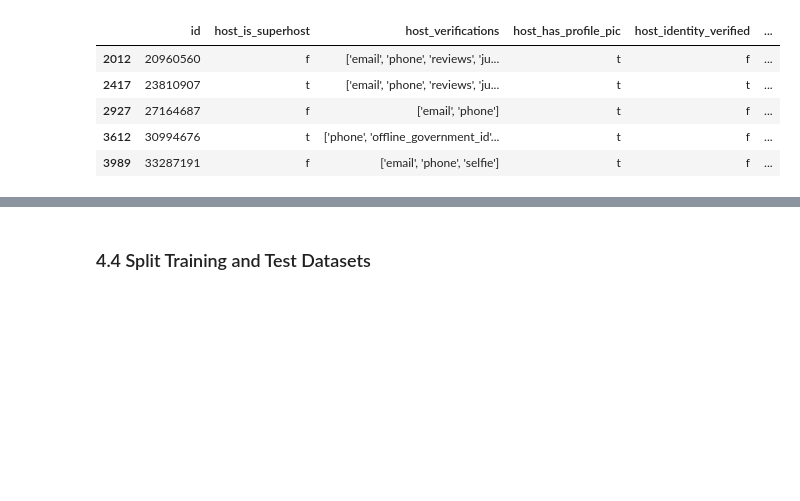
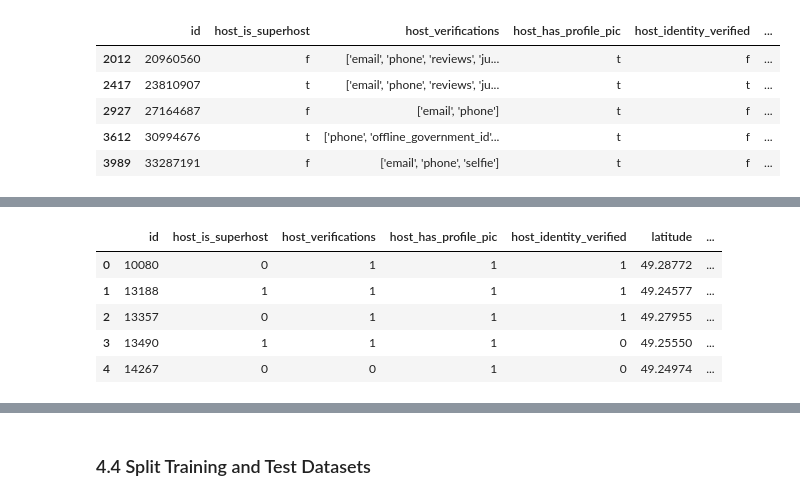
Before and after one commit to vcai01/data_science_talents, a Jupyter notebook: Airbnb_Vancouver_Part_1.ipynb, the cells around one changed output, grey strips where cells are left out. Saved outputs shown, nothing was run; the diff lists cells and outputs as text; code cells hidden in the pictures; blank space fills up the shorter version.

```diff
--- a/Airbnb_Vancouver_Part_1.ipynb
+++ b/Airbnb_Vancouver_Part_1.ipynb
@@ -602,0 +739,2 @@ dtype: int64
+# %%
+airbnb_newcomers.drop(['zipcode', 'neighbourhood_cleansed'], axis = 1, inplace = True)
@@ -602,0 +752,4 @@ dtype: int64
+# %%
+airbnb_newcomers['wifi'] = airbnb_newcomers['amenities'].str.contains('wifi', case = False)
+airbnb_newcomers['kitchen'] = airbnb_newcomers['amenities'].str.contains('kitchen', case = False)
+del airbnb_newcomers['amenities']
@@ -602,0 +758,3 @@ dtype: int64
+# %%
+for i in ['host_verifications', 'wifi', 'kitchen']:
+    airbnb_newcomers[i] = airbnb_newcomers[i].astype(int)
@@ -602,0 +781,8 @@ dtype: int64
+# %%
+airbnb_newcomers['property_type'].replace(['Guesthouse', 'Villa', 'Bungalow'], 'House', inplace = True)
+airbnb_newcomers['property_type'].replace('Serviced apartment', 'Apartment', inplace = True)
+airbnb_newcomers['property_type'].replace(['Bed and breakfast', 'Tiny house', 'Cottage', 'Boutique hotel', 'Hotel',
+                                           'Camper/RV', 'Aparthotel', 'Timeshare', 'Boat', 'Cabin'], 'Other',
+                                          inplace = True)
+
+airbnb_newcomers.groupby('property_type')['id'].count().sort_values(ascending = False)
@@ -602,0 +799,9 @@ dtype: int64
+# %%
+airbnb_newcomers.head()
+# %% [output]
+|  | id | host_is_superhost | host_verifications | host_has_profile_pic | host_identity_verified | latitude | ... |
+| 0 | 10080 | 0 | 1 | 1 | 1 | 49.28772 | ... |
+| 1 | 13188 | 1 | 1 | 1 | 1 | 49.24577 | ... |
+| 2 | 13357 | 0 | 1 | 1 | 1 | 49.27955 | ... |
+| 3 | 13490 | 1 | 1 | 1 | 0 | 49.25550 | ... |
+| 4 | 14267 | 0 | 0 | 1 | 0 | 49.24974 | ... |
```
Also changed, not shown: parts of 43 cells of this notebook.
